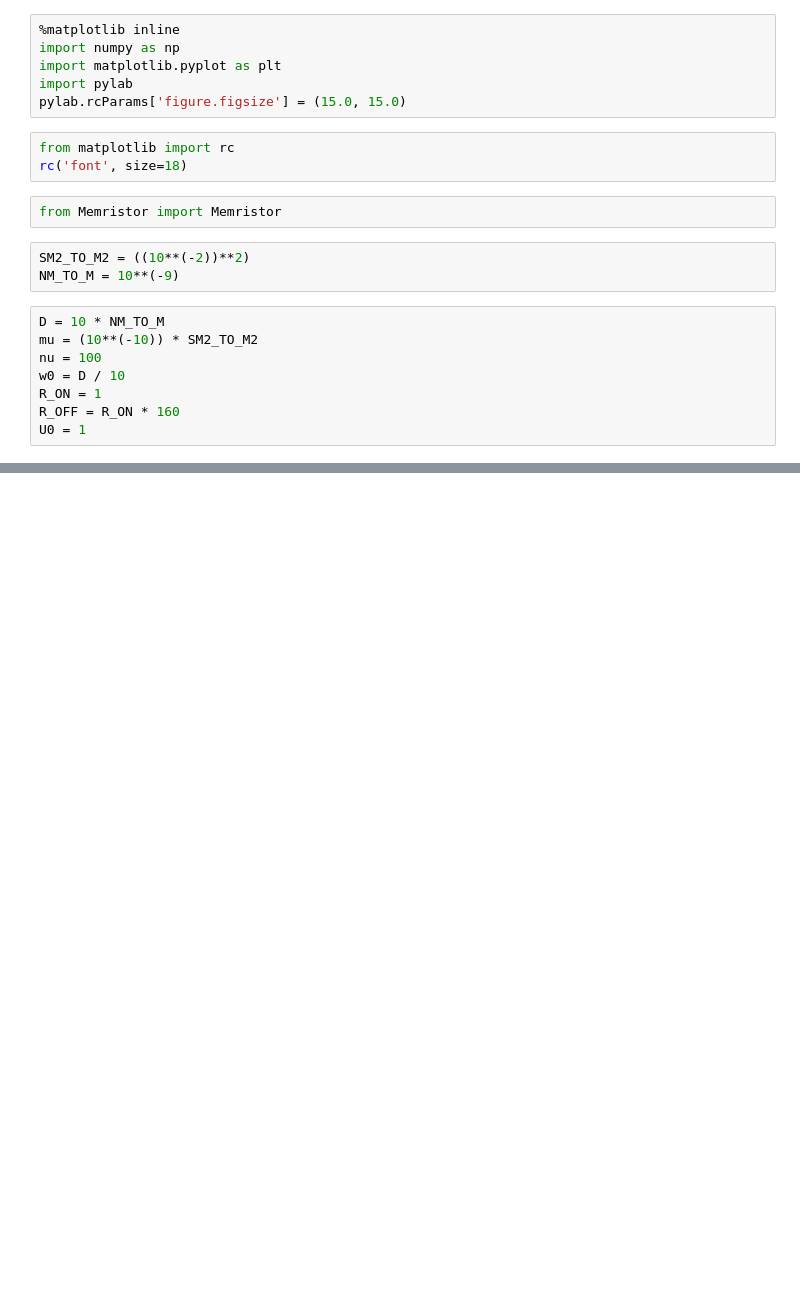
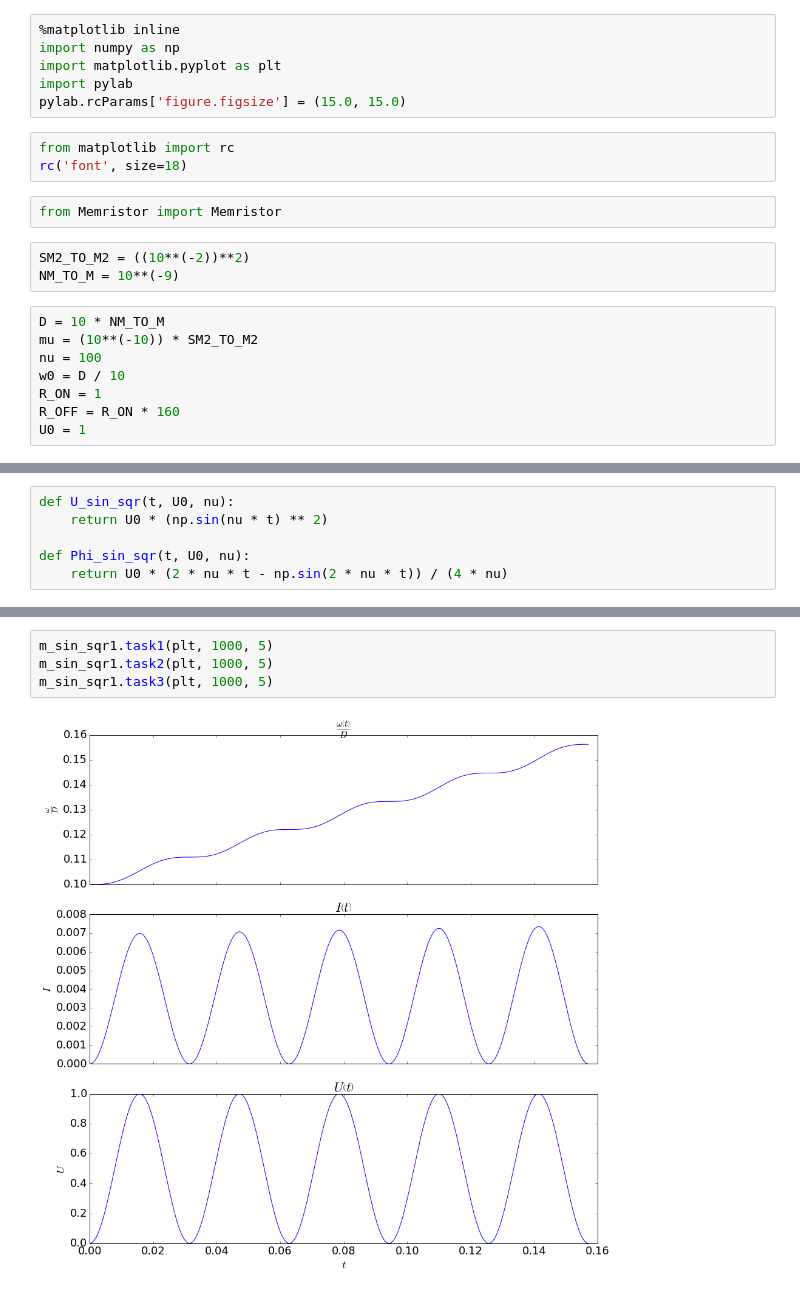
Before and after one commit to char-lie/physical-informatics, a Jupyter notebook: Lab5/lab5.ipynb, the cells around one changed output, grey strips where cells are left out. Saved outputs shown, nothing was run; the diff lists cells and outputs as text; blank space fills up the shorter version.

```diff
--- a/Lab5/lab5.ipynb
+++ b/Lab5/lab5.ipynb
@@ -192,0 +191,6 @@ m = Memristor(D, mu, nu, w0, 160, 1, lambda t: U(t, U0, nu), lambda t: Phi(t, U0
+# %%
+def U_sin_sqr(t, U0, nu):
+    return U0 * (np.sin(nu * t) ** 2)
+
+def Phi_sin_sqr(t, U0, nu):
+    return U0 * (2 * nu * t - np.sin(2 * nu * t)) / (4 * nu)
@@ -200,0 +218,6 @@ m.task3(plt, 1000, 5)
+# %%
+m_sin_sqr1.task1(plt, 1000, 5)
+m_sin_sqr1.task2(plt, 1000, 5)
+m_sin_sqr1.task3(plt, 1000, 5)
+# %% [output]
+[figure, added]
```
Also changed, not shown: parts of 8 cells of this notebook.
